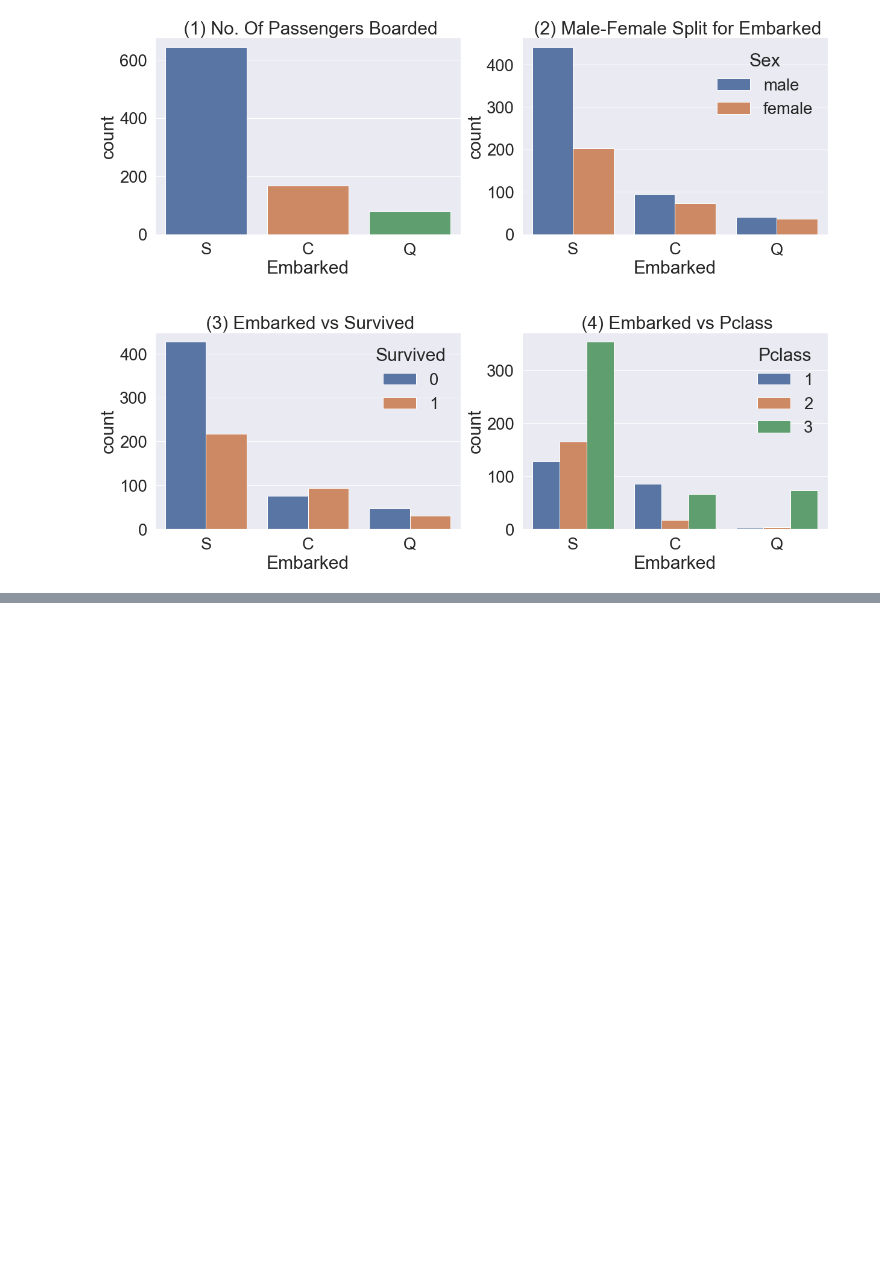
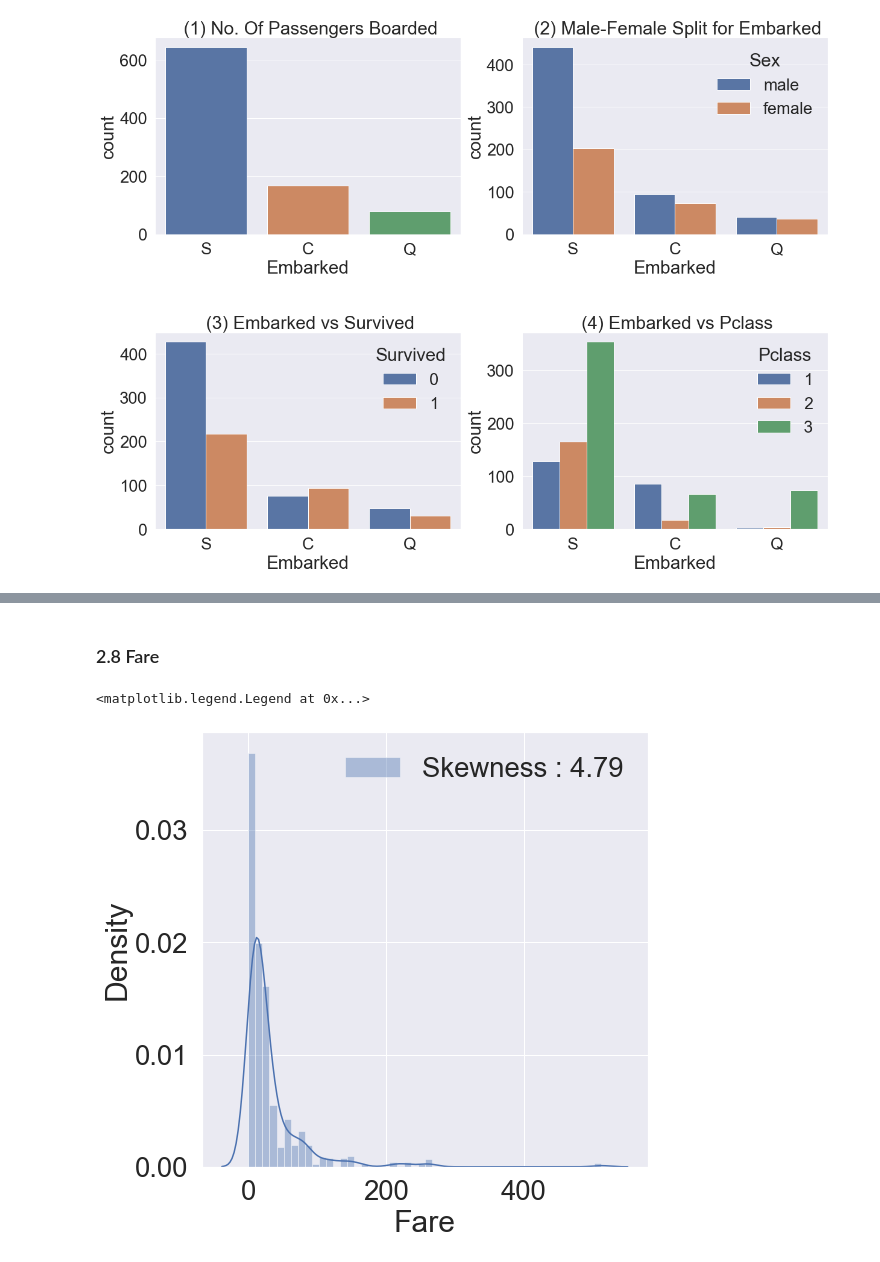
Before and after one commit to DominKim/kaggle_practice, a Jupyter notebook: Step01_Titanic.ipynb, the cells around one changed output, grey strips where cells are left out. Saved outputs shown, nothing was run; the diff lists cells and outputs as text; code cells hidden in the pictures; blank space fills up the shorter version.

```diff
--- a/Step01_Titanic.ipynb
+++ b/Step01_Titanic.ipynb
@@ -262,0 +292,10 @@ plt.show()
+# %% [markdown]
+### 2.8 Fare
+# %%
+fig, ax = plt.subplots(1, 1, figsize = (8,8))
+sns.distplot(train["Fare"], color = "b", label = "Skewness : {:.2f}".format(train["Fare"].skew()),
+            ax=ax)
+ax.legend(loc = "best")
+# %% [output]
+<matplotlib.legend.Legend at 0x...>
+[figure, added]
```
Also changed, not shown: parts of 7 cells of this notebook.
